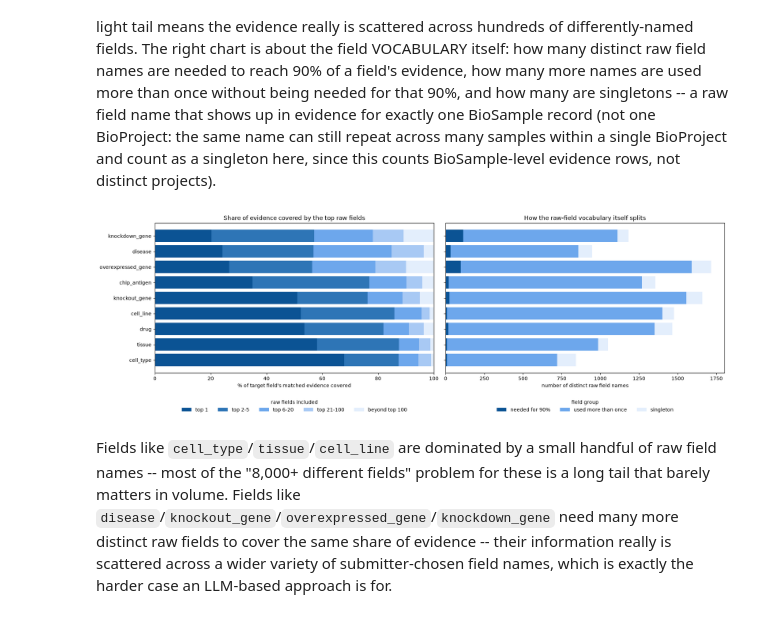
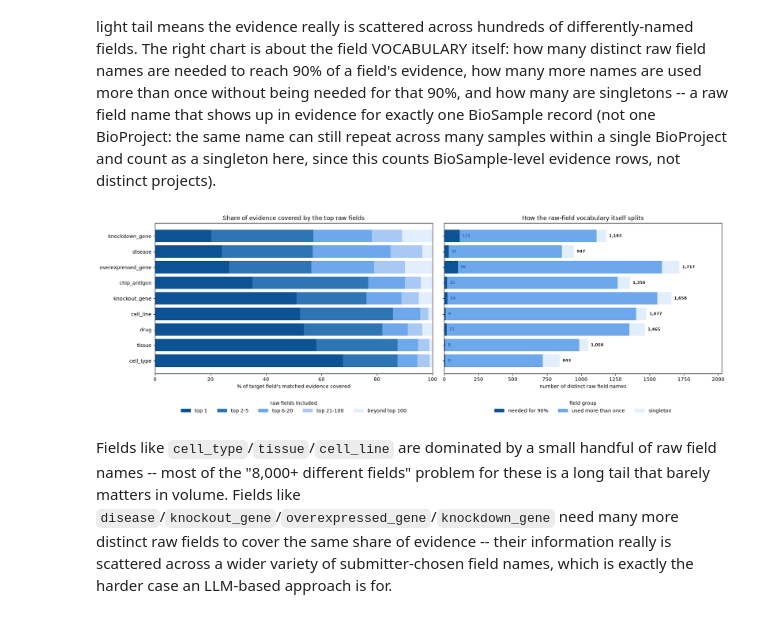
Before and after one commit to nuriafari/BH26_BioSample_bsllmner_mk2_value_provenance, a Jupyter notebook: notebooks/biosample_trace_back_analysis.ipynb, the cells around one changed output. Drawn from its saved outputs; the diff is of its cells as text; code cells hidden in the pictures.

Commit message:
Updated evaluation of evidence

```diff
--- a/notebooks/biosample_trace_back_analysis.ipynb
+++ b/notebooks/biosample_trace_back_analysis.ipynb
@@ -228,64 +232,82 @@ def concentration_by_threshold_segments(
     return segments, segment_labels
 
 
-def field_count_segments(exploded: pd.DataFrame, threshold: float = 90.0) -> tuple[pd.DataFrame, list[str]]:
-    """Splits each target field's raw-field VOCABULARY (a count of distinct names, not evidence
-    volume) into three non-overlapping groups: the top names needed to reach `threshold`% of
-    evidence, the rest of the names used more than once, and singletons (see the markdown above
-    for exactly what "singleton" counts).
+def concentration_segments_by(
+    exploded: pd.DataFrame, group_col: str, groups: list, threshold: float = 90.0
+) -> tuple[pd.DataFrame, list[str]]:
+    """Splits the raw-field VOCABULARY (a count of distinct names, not evidence volume) seen
+    within each value of `group_col` into three non-overlapping groups: the top names needed to
+    reach `threshold`% of that group's evidence, the rest of the names used more than once, and
+    singletons (see the markdown above for exactly what "singleton" counts). `group_col` is
+    typically `target_field` (vocabulary per curated field) or a year column (vocabulary per
+    calendar year, pooled across target fields).
     """
     rows = []
-    for target_field in TARGET_FIELDS:
-        counts = exploded.loc[exploded["target_field"] == target_field, "raw_field"].value_counts()
+    for group in groups:
+        counts = exploded.loc[exploded[group_col] == group, "raw_field"].value_counts()
         curve = concentration_curve(counts)
         n_for_threshold = int(curve.loc[curve["pct_covered"] >= threshold, "n_fields"].min())
         n_used_more_than_once = int((counts > 1).sum())
         n_singleton = int((counts == 1).sum())
-        n_for_threshold = min(n_for_threshold, n_used_more_than_once)  # guards a fully flat field where even the top names are singletons
+        n_for_threshold = min(n_for_threshold, n_used_more_than_once)  # guards a fully flat group where even the top names are singletons
         rows.append(
             {
-                "target_field": target_field,
+                group_col: group,
                 f"needed for {int(threshold)}%": n_for_threshold,
                 "used more than once": n_used_more_than_once - n_for_threshold,
                 "singleton": n_singleton,
             }
         )
-    segments = pd.DataFrame(rows).set_index("target_field")
+    segments = pd.DataFrame(rows).set_index(group_col)
     return segments, list(segments.columns)
+
+
+def field_count_segments(exploded: pd.DataFrame, threshold: float = 90.0) -> tuple[pd.DataFrame, list[str]]:
+    """`concentration_segments_by` grouped by target field -- see that function's docstring."""
+    return concentration_segments_by(exploded, "target_field", TARGET_FIELDS, threshold)
 
 
 def plot_evidence_concentration(exploded: pd.DataFrame, figsize: tuple[float, float] = (18, 6)) -> None:
     threshold_segments, threshold_labels = concentration_by_threshold_segments(exploded)
     field_segments, field_labels = field_count_segments(exploded)
     order = threshold_segments.index  # both panels share the same target-field order (by top-1 concentration)
     field_segments = field_segments.loc[order]
 
     threshold_colors = ["#0b5394", "#2e75b6", "#6da7ec", "#a8c9f4", "#e3eefc"][: len(threshold_labels)]
     field_colors = ["#0b5394", "#6da7ec", "#e3eefc"]  # same blue family as the left panel, light = long tail in both
 
     fig, (ax_pct, ax_count) = plt.subplots(1, 2, figsize=figsize, sharey=True)
     y_pos = range(len(order))
     for ax, segments, labels, colors, xlabel, title, legend_title in [
         (ax_pct, threshold_segments, threshold_labels, threshold_colors, "% of target field's matched evidence covered", "Share of evidence covered by the top raw fields", "raw fields included"),
         (ax_count, field_segments, field_labels, field_colors, "number of distinct raw field names", "How the raw-field vocabulary itself splits", "field group"),
     ]:
         left = pd.Series(0.0, index=segments.index)
         for label, color in zip(labels, colors):
             ax.barh(y_pos, segments[label], left=left, label=label, color=color)
             left += segments[label]
         ax.set_yticks(list(y_pos))
         ax.set_yticklabels(order)
         ax.set_xlabel(xlabel)
         ax.set_title(title)
         ax.legend(title=legend_title, loc="upper center", bbox_to_anchor=(0.5, -0.15), ncol=len(labels), frameon=False)
     ax_pct.set_xlim(0, 100)
+
+    # exact counts on the vocabulary-split panel: end of the "needed for 90%" segment, and the bar's total
+    need_for_90 = field_segments[field_labels[0]]
+    totals = field_segments.sum(axis=1)
+    ax_count.set_xlim(0, totals.max() * 1.18)
+    for y, target_field in zip(y_pos, order):
+        ax_count.text(need_for_90[target_field], y, f"  {int(need_for_90[target_field]):,}", va="center", ha="left", fontsize=8, color=field_colors[0])
+        ax_count.text(totals[target_field], y, f"  {int(totals[target_field]):,}", va="center", ha="left", fontsize=8, color="black", fontweight="bold")
+
     plt.tight_layout()
     plt.show()
 
 
 plot_evidence_concentration(exploded)
 # %% [output]
-[figure, old version]
+[figure, new version]
 # %% [markdown]
 Fields like `cell_type`/`tissue`/`cell_line` are dominated by a small handful of raw field names -- most of the "8,000+ different fields" problem for these is a long tail that barely matters in volume.
 Fields like `disease`/`knockout_gene`/`overexpressed_gene`/`knockdown_gene` need many more distinct raw fields to cover the same share of evidence -- their information really is scattered across a wider variety of submitter-chosen field names, which is exactly the harder case an LLM-based approach is for.
```
Also changed, not shown: parts of 10 cells of this notebook, 12 other files.
